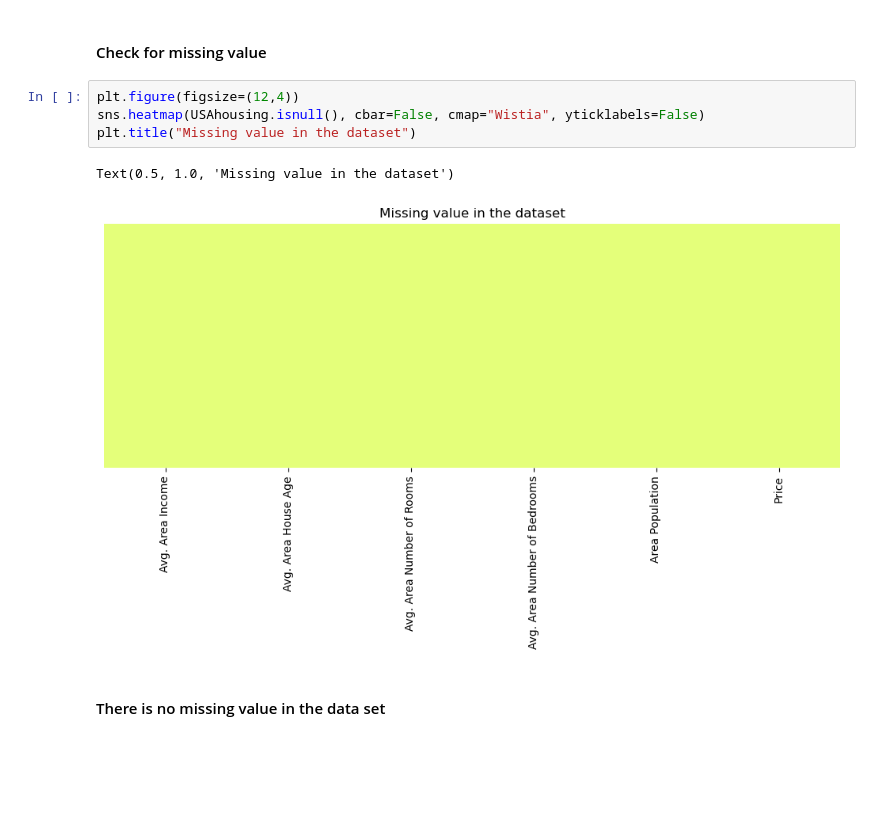
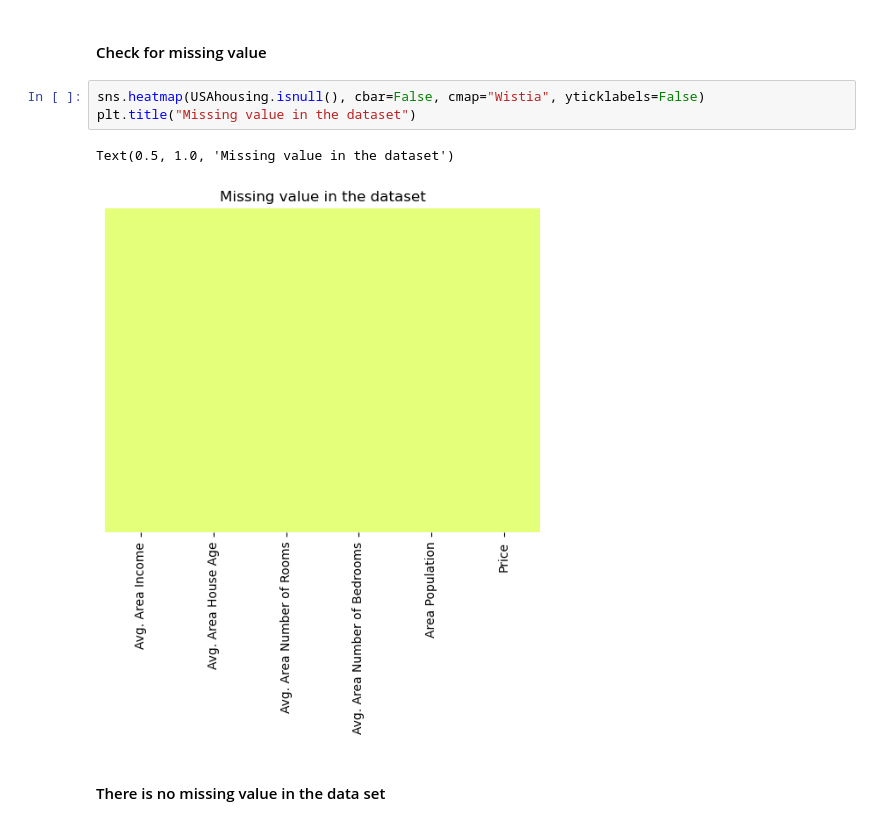
Before and after one commit to rdzjr1997/Python_ML, a Jupyter notebook: Regression_Example.ipynb, the cells around one changed output. Cells and saved outputs as stored; diff of their text form; blank space fills up the shorter version.

```diff
--- a/Regression_Example.ipynb
+++ b/Regression_Example.ipynb
@@ -70,12 +70,11 @@ USAhousing.describe()
 # %% [markdown]
 #### Check for missing value
 # %%
-plt.figure(figsize=(12,4))
 sns.heatmap(USAhousing.isnull(), cbar=False, cmap="Wistia", yticklabels=False)
 plt.title("Missing value in the dataset")
 # %% [output]
 Text(0.5, 1.0, 'Missing value in the dataset')
-[figure, old version]
+[figure, new version]
 # %% [markdown]
 #### There is no missing value in the data set
 # %%
```
Also changed, not shown: parts of 10 cells of this notebook.
